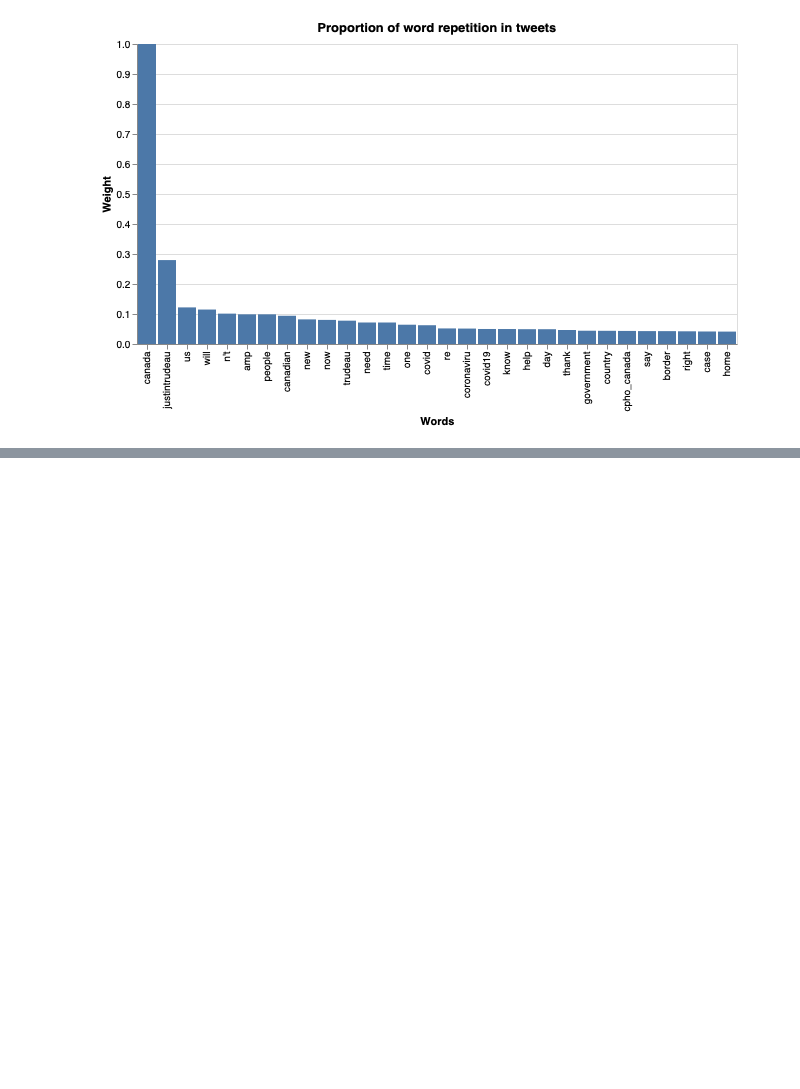
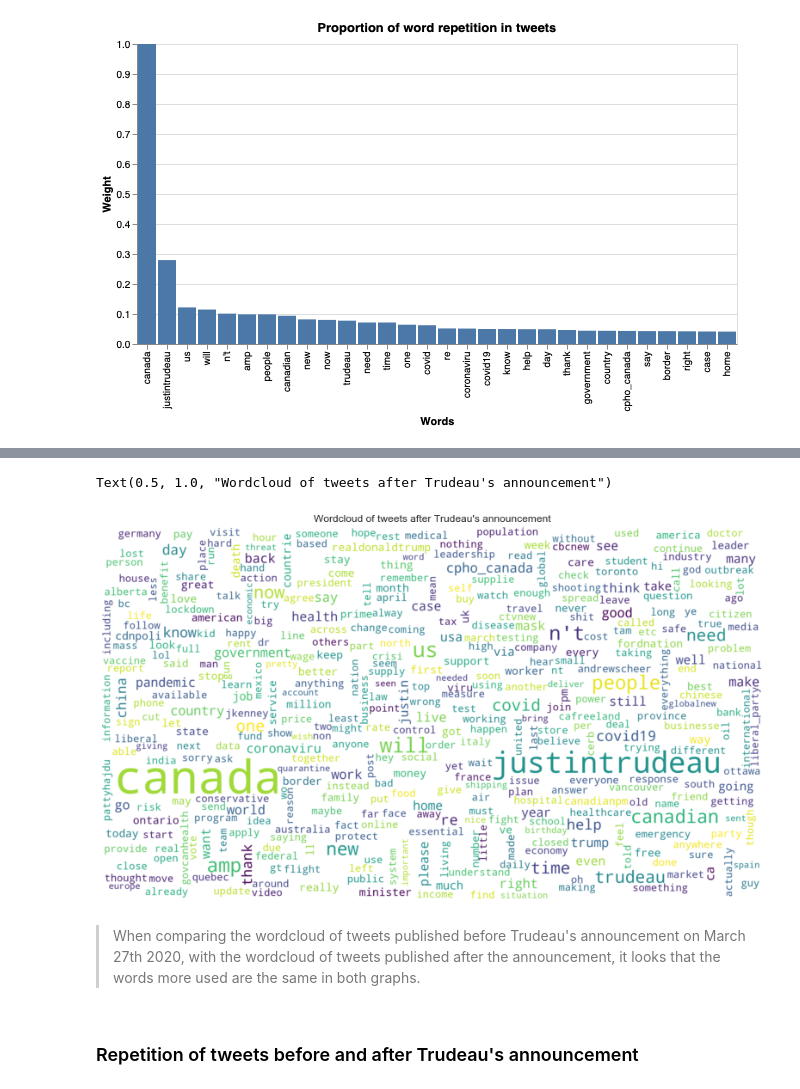
Before and after one commit to vcuspinera/Canada_response_covid, a Jupyter notebook: src/sentiment_analysis.ipynb, the cells around one changed output, grey strips where cells are left out. Cells and saved outputs as stored; diff of their text form; code cells hidden in the pictures; blank space fills up the shorter version.

```diff
--- a/src/sentiment_analysis.ipynb
+++ b/src/sentiment_analysis.ipynb
@@ -182,0 +190,12 @@ Name: 1, Length: 279, dtype: int64
+# %%
+plt.figure(figsize=(14,8))
+plt.imshow(wcloud_after, interpolation="bilinear")
+plt.axis("off")
+plt.title("Wordcloud of tweets after Trudeau's announcement")
+# %% [output]
+Text(0.5, 1.0, "Wordcloud of tweets after Trudeau's announcement")
+[figure, added]
+# %% [markdown]
+> When comparing the wordcloud of tweets published before Trudeau's announcement on March 27th 2020, with the wordcloud of tweets published after the announcement, it looks that the words more used are the same in both graphs.
+# %% [markdown]
+### Repetition of tweets before and after Trudeau's announcement
```
Also changed, not shown: parts of 44 cells of this notebook, 3 other files.
